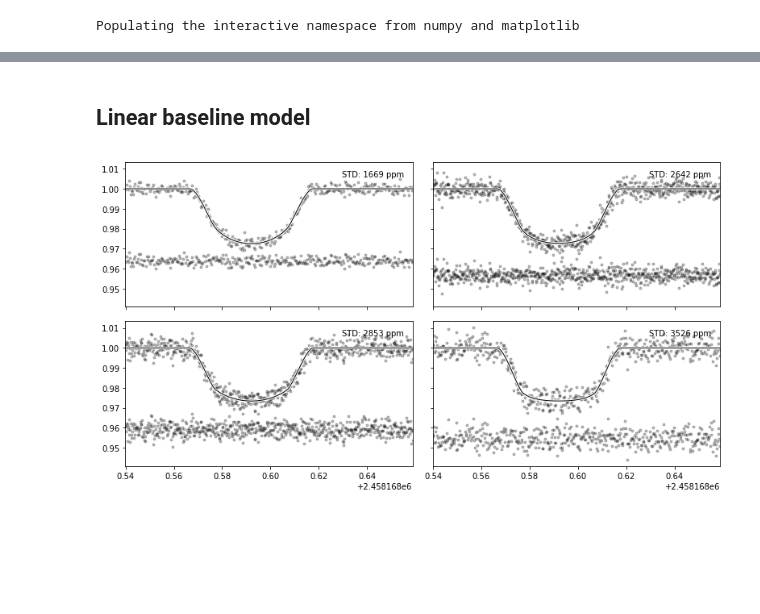
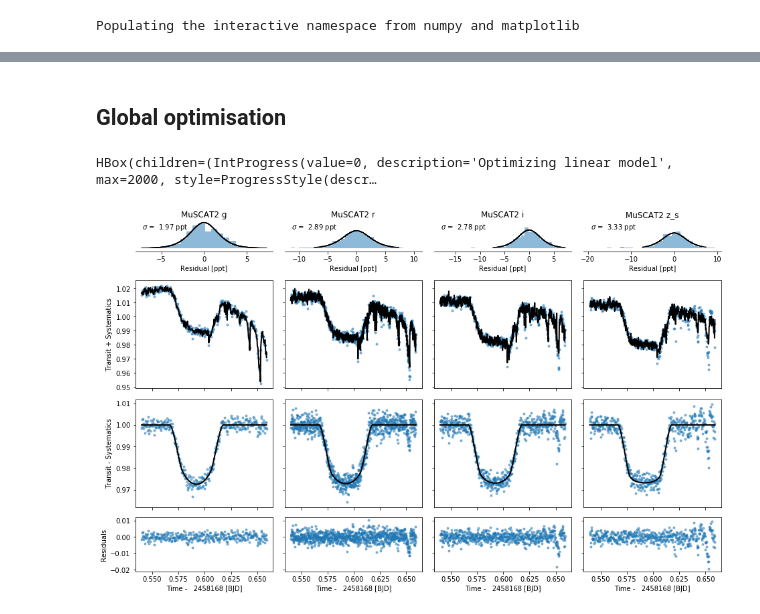
Before and after one commit to hpparvi/MuSCAT2_transit_pipeline, a Jupyter notebook: notebook/transit_analysis_template.ipynb, the cells around one changed output, grey strips where cells are left out. Saved outputs shown, nothing was run; the diff lists cells and outputs as text; code cells hidden in the pictures; blank space fills up the shorter version.

Commit message:
Major update to work with PyTransit v2.

```diff
--- a/notebook/transit_analysis_template.ipynb
+++ b/notebook/transit_analysis_template.ipynb
@@ -20,5 +13,6 @@ ph = ta.phs[0]
 # %%
-target = tdir = 'wasp-43b'
+droot = 'data'
+target = 'wasp-43b'
 night = '180218'
 # %%
-ta = TransitAnalysis(droot.joinpath(tdir, night), target, night, 0, [1,2,3], etime=15, model='pb_independent_k')
+ta = TransitAnalysis(droot, target, night, 0, [1,2,3])
@@ -27,8 +19,10 @@ ta.optimize_comparison_stars(n_stars=3)
-# %% [markdown]
-## Linear baseline model
+# %% [markdown]
+## Global optimisation
 # %%
-ta.optimize('linear', 500)
+ta.optimize('linear', niter = 2000)
+# %% [output]
+HBox(children=(IntProgress(value=0, description='Optimizing linear model', max=2000, style=ProgressStyle(descr…
 # %%
-ta.plot_light_curve(detrend_obs=True);
+ta.plot_light_curve(method = 'de');
 # %% [output]
-[figure, old version]
+[figure, new version]
```
Also changed, not shown: parts of 19 cells of this notebook, 4 other files.
